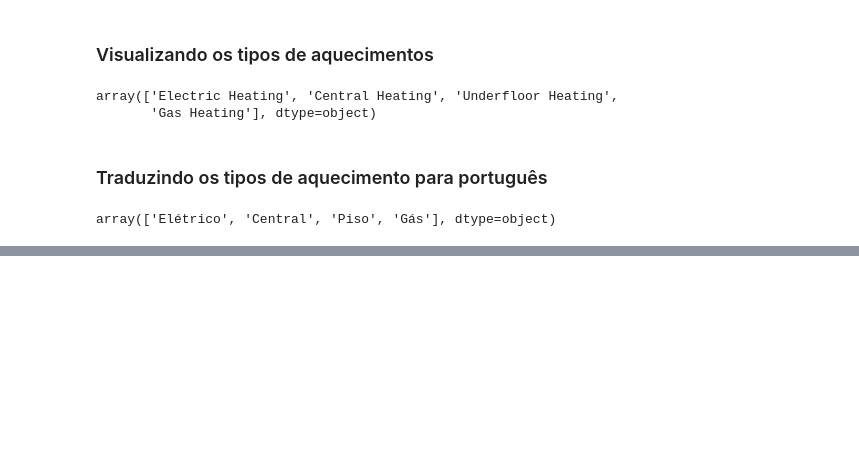
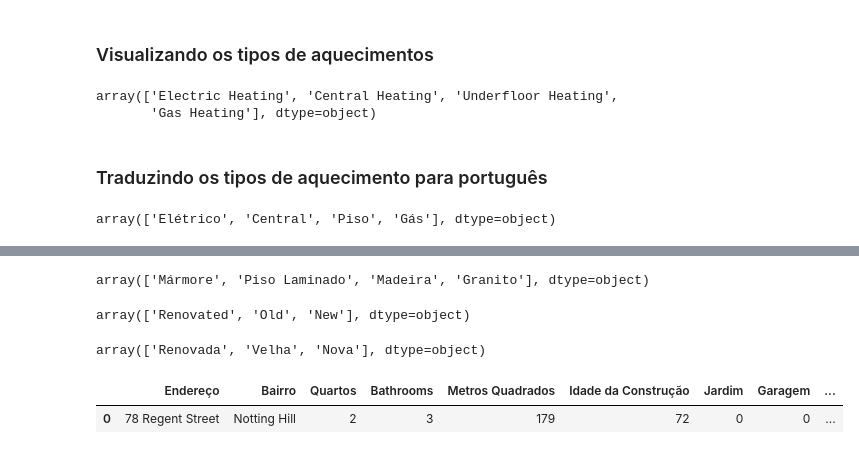
Before and after one commit to gblsouza8/AnaliseCasasEmLondres, a Jupyter notebook: notebook.ipynb, the cells around one changed output, grey strips where cells are left out. Drawn from its saved outputs; the diff is of its cells as text; code cells hidden in the pictures; blank space fills up the shorter version.

```diff
--- a/notebook.ipynb
+++ b/notebook.ipynb
@@ -169,0 +249,31 @@ array(['Elétrico', 'Central', 'Piso', 'Gás'], dtype=object)
+# %%
+materiais = {
+    'Marble': 'Mármore',
+    'Laminate Flooring': 'Piso Laminado',
+    'Wood': 'Madeira',
+    'Granite': 'Granito'
+}
+df['Materiais'] = df['Materiais'].replace(materiais)
+df['Materiais'].unique()
+# %% [output]
+array(['Mármore', 'Piso Laminado', 'Madeira', 'Granito'], dtype=object)
+# %%
+df['Status da Construção'].unique()
+# %% [output]
+array(['Renovated', 'Old', 'New'], dtype=object)
+# %%
+status = {
+    'Renovated': 'Renovada',
+    'Old': 'Velha',
+    'New': 'Nova'
+}
+df['Status da Construção'] = df['Status da Construção'].replace(status)
+# %%
+df['Status da Construção'].unique()
+# %% [output]
+array(['Renovada', 'Velha', 'Nova'], dtype=object)
+# %%
+df.head(1)
+# %% [output]
+|  | Endereço | Bairro | Quartos | Bathrooms | Metros Quadrados | Idade da Construção | Jardim | Garagem | ... |
+| 0 | 78 Regent Street | Notting Hill | 2 | 3 | 179 | 72 | 0 | 0 | ... |
```
Also changed, not shown: parts of 11 cells of this notebook.
